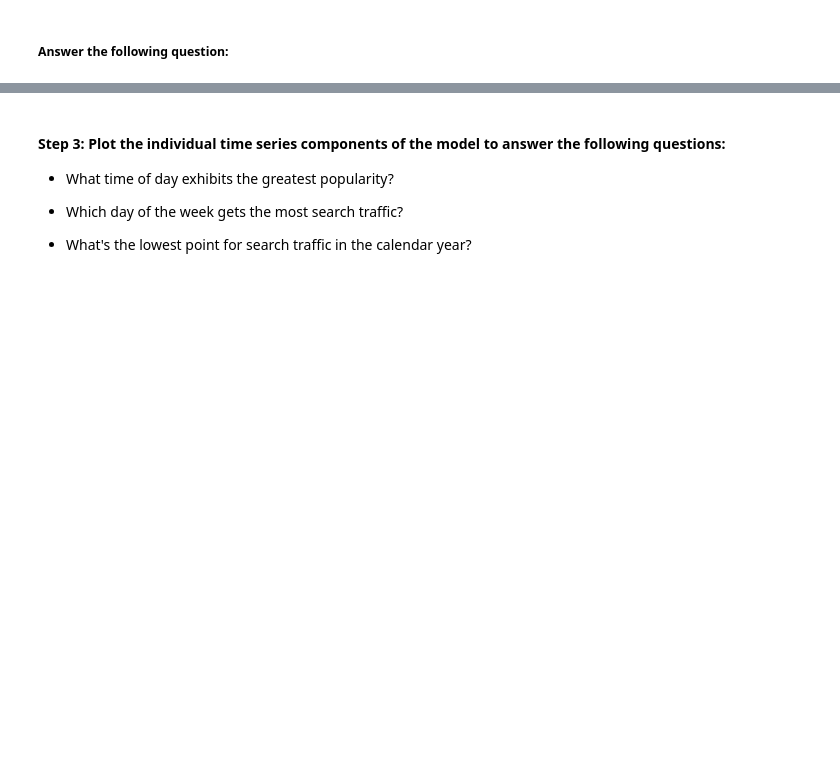
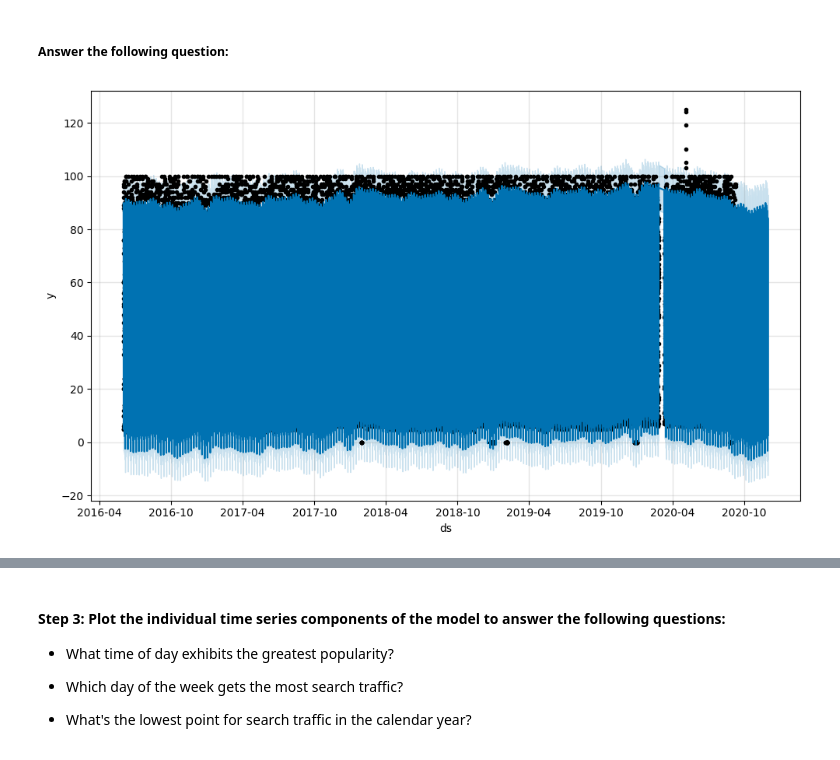
Before and after one commit to darcy5d/Fintech_Module_11_Homework_Assignment, a Jupyter notebook: forecasting_net_prophet.ipynb, the cells around one changed output, grey strips where cells are left out. Drawn from its saved outputs; the diff is of its cells as text; code cells hidden in the pictures; blank space fills up the shorter version.

```diff
--- a/forecasting_net_prophet.ipynb
+++ b/forecasting_net_prophet.ipynb
@@ -599,12 +608,14 @@ Now, you need to produce a time series model that analyzes and forecasts pattern
 # %%
 # Using the df_mercado_trends DataFrame, reset the index so the date information is no longer the index
 mercado_prophet_df = df_mercado_trends.reset_index()
+mercado_prophet_df = mercado_prophet_df[['Date', 'Search Trends']]
 
 # Label the columns ds and y so that the syntax is recognized by Prophet
-mercado_prophet_df.columns = ["ds", "y"]
+mercado_prophet_df = mercado_prophet_df.rename(columns={'Date': 'ds', 'Search Trends': 'y'})
 
 # Drop an NaN values from the prophet_df DataFrame
 mercado_prophet_df.dropna(inplace=True)
+
 
 # View the first and last five rows of the mercado_prophet_df DataFrame
 print(mercado_prophet_df.head())
@@ -630,4 +641,4 @@ print(mercado_prophet_df.tail())
 model_mercado_trends = Prophet()
 # %%
 # Fit the time-series model.
-# YOUR CODE HERE
+model_mercado_trends.fit(mercado_prophet_df)
@@ -634,7 +656,7 @@ model_mercado_trends = Prophet()
 # %%
 # Create a future dataframe to hold predictions
 # Make the prediction go out as far as 2000 hours (approx 80 days)
-future_mercado_trends = # YOUR CODE HERE
+future_mercado_trends = model_mercado_trends.make_future_dataframe(periods=2000, freq="H")
 
 # View the last five rows of the future_mercado_trends DataFrame
-# YOUR CODE HERE
+print(future_mercado_trends.tail())
@@ -641,6 +670,6 @@ future_mercado_trends = # YOUR CODE HERE
 # %%
 # Make the predictions for the trend data using the future_mercado_trends DataFrame
-forecast_mercado_trends = # YOUR CODE HERE
+forecast_mercado_trends = model_mercado_trends.predict(future_mercado_trends)
 
 # Display the first five rows of the forecast_mercado_trends DataFrame
-# YOUR CODE HERE
+forecast_mercado_trends.head()
@@ -652,2 +686,7 @@ forecast_mercado_trends = # YOUR CODE HERE
 # %% [markdown]
 ##### Answer the following question:
+# %%
+# Plot the Prophet predictions for the Mercado trends data
+fig = model_mercado_trends.plot(forecast_mercado_trends)
+# %% [output]
+[figure, added]
```
Also changed, not shown: parts of 10 cells of this notebook.
